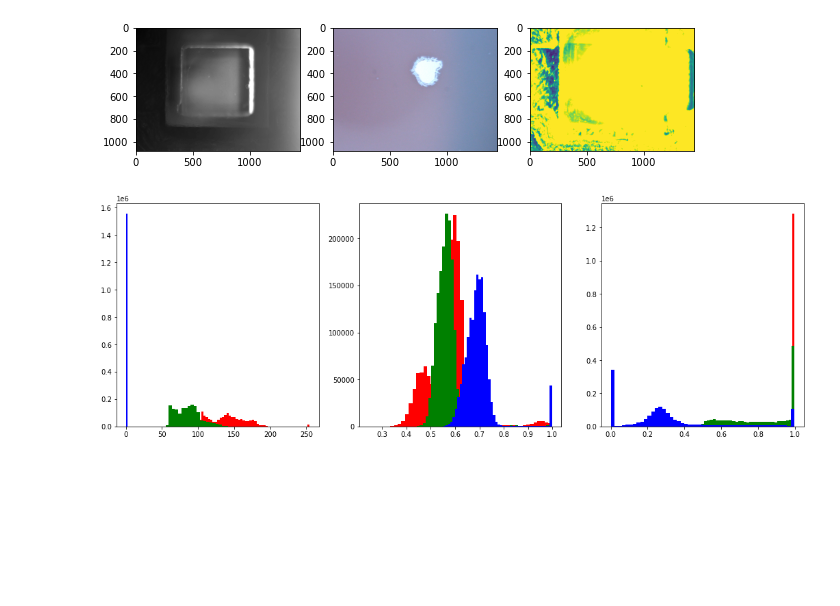
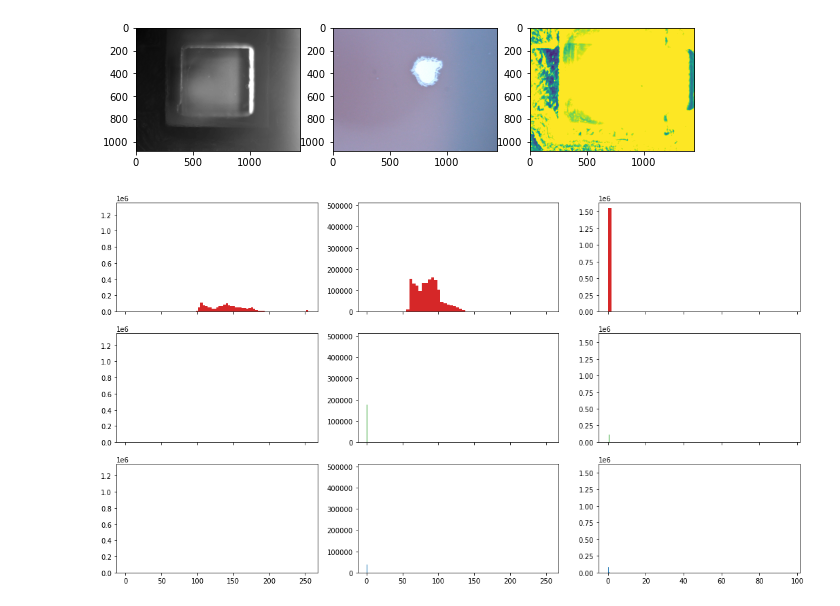
Before and after one commit to fenning-research-group/PASCAL_TrainView, a Jupyter notebook: analysis.ipynb, the cells around one changed output. Drawn from its saved outputs; the diff is of its cells as text; code cells hidden in the pictures; blank space fills up the shorter version.

Commit message:
put separate channels into subplots

```diff
--- a/analysis.ipynb
+++ b/analysis.ipynb
@@ -128,17 +128,18 @@ ax[2].imshow(rawdf['plimg_0'][i][:,:,0]) # use red channel for PL measurements,
 # %%
 # plot distributions about images
 n_bins = 50
-fig, ax = plt.subplots(1,3, figsize=(18,6))
+fig, ax = plt.subplots(3,3, figsize=(18,10), sharex='col', sharey='col')
 
 # histogram of all channels on same plot
 imgs = ['df_0','bf_0','plimg_0']
-colors = ['red','green','blue']
+colors = ['tab:red','tab:green','tab:blue']
 
-for j in range(3):
-    for c in range(3):
-        ax[j].hist(
-            rawdf[imgs[j]][i][:,:,c].flatten(),
+for x in range(3):
+    for y in range(3):
+        ax[x,y].hist(
+            rawdf[imgs[x]][i][:,:,y].flatten(),
             bins=n_bins,
-            color=colors[c])
+            color=colors[x]
+            )
 # %% [output]
-[figure, old version]
+[figure, new version]
```
